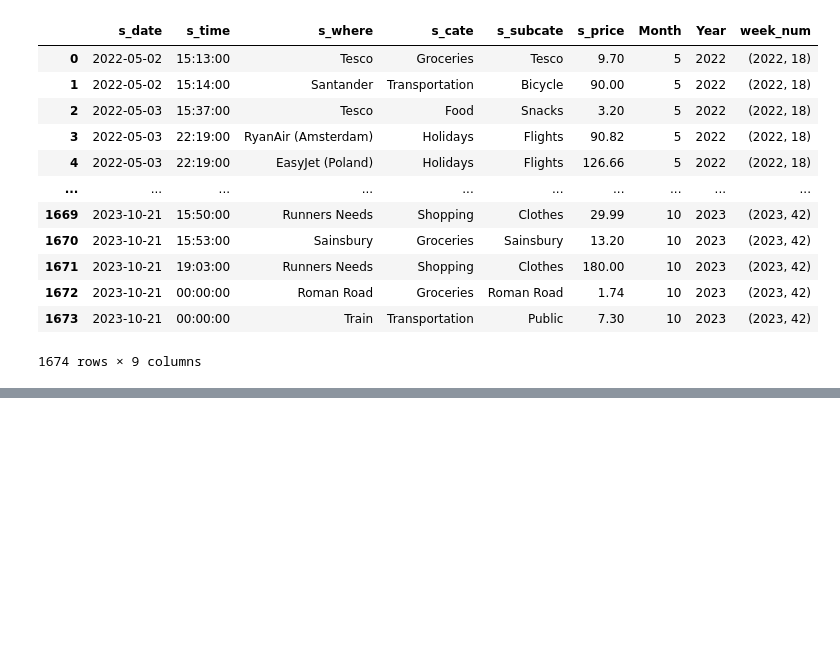
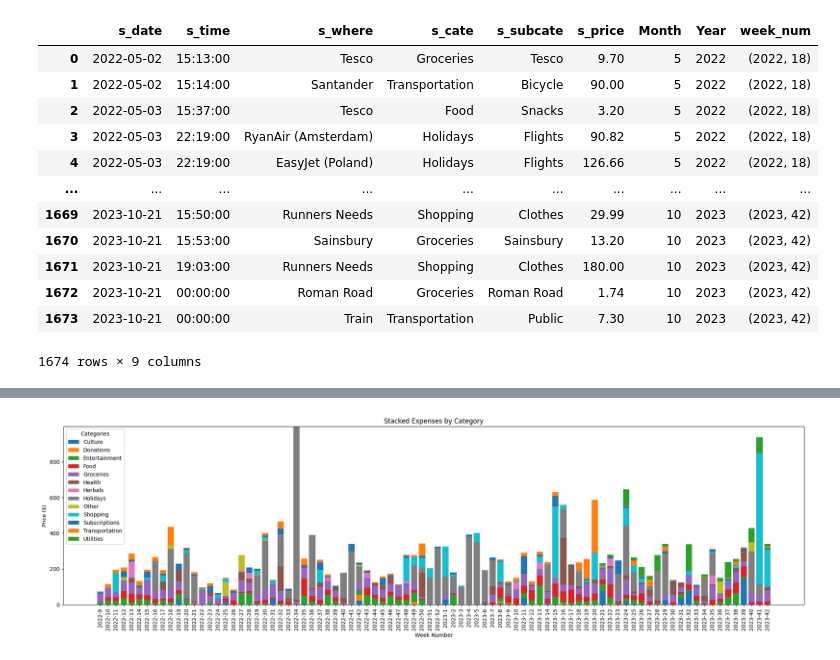
Before and after one commit to Ant-mel/personal_budget, a Jupyter notebook: explore.ipynb, the cells around one changed output, grey strips where cells are left out. Drawn from its saved outputs; the diff is of its cells as text; code cells hidden in the pictures; blank space fills up the shorter version.

```diff
--- a/explore.ipynb
+++ b/explore.ipynb
@@ -107,0 +212,37 @@ master.groupby('week_num')['s_price'].sum().plot()
+# %%
+temp_data['week_label'] = temp_data['week_num'].apply(lambda x: f"{x[0]}-{x[1]}")
+
+# Create a mapping for the week_num to maintain ordinality
+week_mapping = {week: i for i, week in enumerate(temp_data['week_label'].unique())}
+temp_data['week_mapped'] = temp_data['week_label'].map(week_mapping)
+
+# Pivot the DataFrame
+pivot_df = temp_data.pivot_table(values='s_price', index='week_mapped', columns='s_cate', aggfunc='sum', fill_value=0)
+
+# Initialize the bottom array
+bottom = np.zeros(len(pivot_df))
+
+# Plot
+fig, ax = plt.subplots(figsize=(20, 6))  # You can adjust the figure size here
+week_labels = [f'{week}' for week in sorted(week_mapping, key=week_mapping.get)]
+for cate in pivot_df.columns:
+    ax.bar(pivot_df.index, pivot_df[cate], bottom=bottom, label=cate)
+    bottom += pivot_df[cate].values
+
+# Set the x-axis labels to the sorted week numbers
+ax.set_xticks(range(len(week_labels)))
+ax.set_xticklabels(week_labels, rotation=45)  # Rotate labels for better readability
+
+# Labeling
+plt.xlabel('Week Number')
+plt.xticks(rotation=90)
+
+plt.ylabel('Price ($)')
+plt.title('Stacked Expenses by Category')
+plt.legend(title='Categories')
+plt.tight_layout()
+
+# Show plot
+plt.show()
+# %% [output]
+[figure, added]
```
Also changed, not shown: parts of 11 cells of this notebook.
